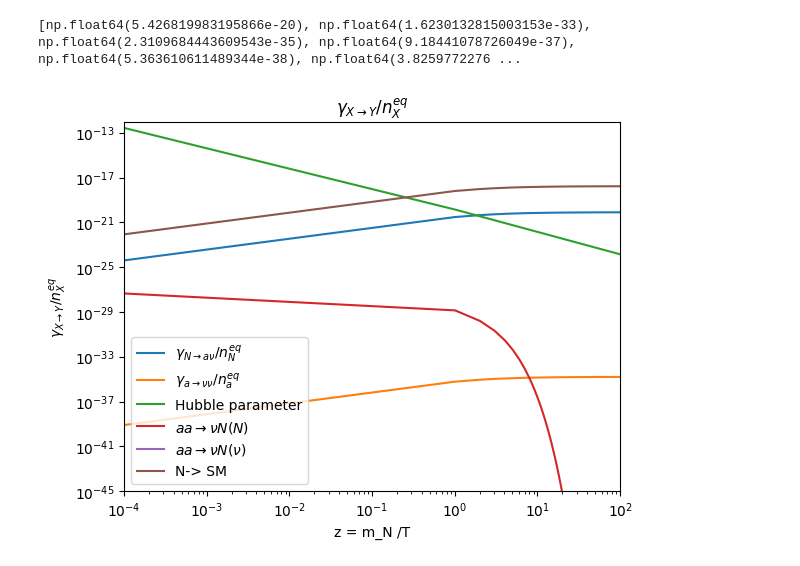
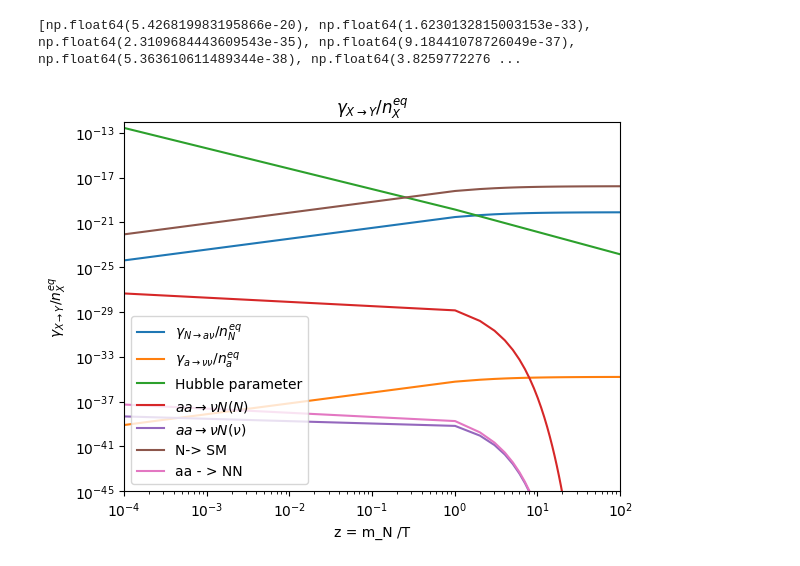
Before and after one commit to janwawrzynek/Thesis, a Jupyter notebook: jupiter/Figure4_Jan.IPYNB, the cells around one changed output. Drawn from its saved outputs; the diff is of its cells as text; code cells hidden in the pictures.

```diff
--- a/jupiter/Figure4_Jan.IPYNB
+++ b/jupiter/Figure4_Jan.IPYNB
@@ -283,7 +283,8 @@ The cross-section is defined as
 $\sigma_{a a \to N N} = \frac{2 m_N^4 \sqrt{s - 4 m_a^2} U_{eN}^2}{\pi f_a^4 s^{3/2}} \left[ - \frac{2(2m_a^4 - 7m_a^2 m_N^2 + 5m_N^4 + m_N^2 s)}{m_a^4 - 2m_a^2 m_N^2 + m_N^4 + m_N^2 s} + \frac{4(2m_a^2 - 4m_N^2 - s) \coth^{-1}\left(\frac{2(m_a^2 - m_N^2) - s}{\sqrt{s - 4m_a^2}\sqrt{s}}\right)}{\sqrt{s - 4m_a^2}\sqrt{s}} \right]$
 # %%
 def cross_section_aa_vN(m_N, m_a,mixing_parameter_squared,s, f_a): #A.7 of paper
-
+    if s <= max((2 * m_a)**2, (m_N + m_nu)**2):
+        return 0.0
 
     sqrt_s_minus_4ma2 = np.sqrt(s - 4 * m_a**2)
     sqrt_s = np.sqrt(s)
@@ -335,3 +311,38 @@ def cross_section_aa_vN_v_med(m_N, m_a,mixing_parameter_squared,s, f_a): #A.10 o
+# %%
+def cross_section_aa_vN_v_med(m_N, m_a,mixing_parameter_squared,s, f_a): #A.10 of paper
+
+    # 'with' block for temporary high precision.
+    with mpmath.workdps(50):
+        #all relevant inputs changed to mpmath high-precision floats to ensure enough precision for Acoth term stability in integral
+        s_mp, ma_mp, mn_mp = mpmath.mpf(s), mpmath.mpf(m_a), mpmath.mpf(m_N)
+        fa_mp = mpmath.mpf(f_a)
+        mix_sq_mp = mpmath.mpf(mixing_parameter_squared)
+        mnu_mp = mn_mp * mix_sq_mp
+
+        if s_mp <= (mn_mp + mnu_mp)**2:
+            return 0.0
+
+        sqrt_s = mpmath.sqrt(s_mp)
+        sqrt_s_minus_4ma2 = mpmath.sqrt(s_mp - 4 * ma_mp**2)
+
+        prefactor_num = 4 * mn_mp**4 * sqrt_s_minus_4ma2 * mix_sq_mp**3
+        prefactor_den = mpmath.pi * fa_mp**4 * s_mp**1.5
+        prefactor = prefactor_num / prefactor_den
+
+        termA = mn_mp**2 / ma_mp**2
+
+        acoth_num = s_mp - 2 * ma_mp**2
+        acoth_den = sqrt_s_minus_4ma2 * sqrt_s
+        acoth_term = mpmath.acoth(acoth_num / acoth_den)
+
+        termB_num = 2 * (s_mp - 2 * ma_mp**2) * acoth_term
+        termB_den = sqrt_s_minus_4ma2 * sqrt_s
+        termB = termB_num / termB_den
+
+        cross_section = prefactor * (-2 + termA + termB)
+
+    # Return a standard float, as required by scipy.quad
+    return float(cross_section)
 # %% [markdown]
 Now Implementing the cross-section A.8 for Deppisch et al 2024
 
@@ -353,12 +364,12 @@ def cross_section_aa_NN(m_N,m_a,mixing_parameter_squared, s, f_a):
     prefactor_denominator = np.pi*f_a**4 *s**1.5
     prefactor = prefactor_numerator/prefactor_denominator
     termA_numerator = -(2*m_a**4 - 4*m_a**2 *m_N**2 + 4*m_N**4 -m_N**2 *s)
-    termA_denominator = m_a**4 - 2*m_a**2 * m_N**2 + m_N**4
+    termA_denominator = m_a**4 - 2*m_a**2 * m_N**2 + m_N**4 + m_N**2 *s
     termA = termA_numerator/termA_denominator
     acoth_numerator = 2*(m_a**2 + m_N**2) - s
     acoth_denominator = sqrt_s_minus_4ma2*sqrt_s_minus_4mN2
     acoth_term = mpmath.acoth(acoth_numerator/acoth_denominator)
-    termB_numerator = 2*(2*(m_a**2 + m_N**2)- s)*acoth_term
+    termB_numerator = (2*(m_a**2 + m_N**2)- s)*acoth_term
     termB_denominator = sqrt_s_minus_4ma2*sqrt_s_minus_4mN2
     termB = termB_numerator/termB_denominator
     cross_section = prefactor*(termA + termB)
@@ -600,16 +610,17 @@ print(gamma_aa_vN_list)
 # %%
 plt.loglog(mass_temp_ratio, gamma_N_av_n_N_eq_ratio_list, label = r'$\gamma_{N \rightarrow a \nu }/ n_{N}^{eq}$')
 plt.loglog(mass_temp_ratio, gamma_a_vv_n_N_eq_ratio_list,label = r'$\gamma_{a \rightarrow \nu \nu }/ n_{a}^{eq}$' )
 plt.loglog(mass_temp_ratio, H_list, label = 'Hubble parameter' )
 plt.loglog(mass_temp_ratio, aa_vN_ratio_list, label = r'$ aa \rightarrow \nu N (N)$')
 plt.loglog(mass_temp_ratio, aa_vN_v_med_ratio_list, label = r'$ aa \rightarrow \nu N (\nu )$')
 plt.loglog(mass_temp_ratio, gamma_N_SM_n_N_eq_ratio_list, label = 'N-> SM')
+plt.loglog(mass_temp_ratio, aa_NN_ratio_list, label = 'aa - > NN' )
 plt.xlim(1e-4, 1e2)
 plt.ylim(1e-45, 1e-12)
 plt.title(r'$\gamma_{X \rightarrow Y }/ n_{X}^{eq}$')
 plt.xlabel("z = m_N /T")
 plt.ylabel(r'$\gamma_{X \rightarrow Y }/ n_{X}^{eq}$')
 plt.legend()
 plt.show()
 # %% [output]
-[figure, old version]
+[figure, new version]
```
Also changed, not shown: parts of 3 cells of this notebook.
